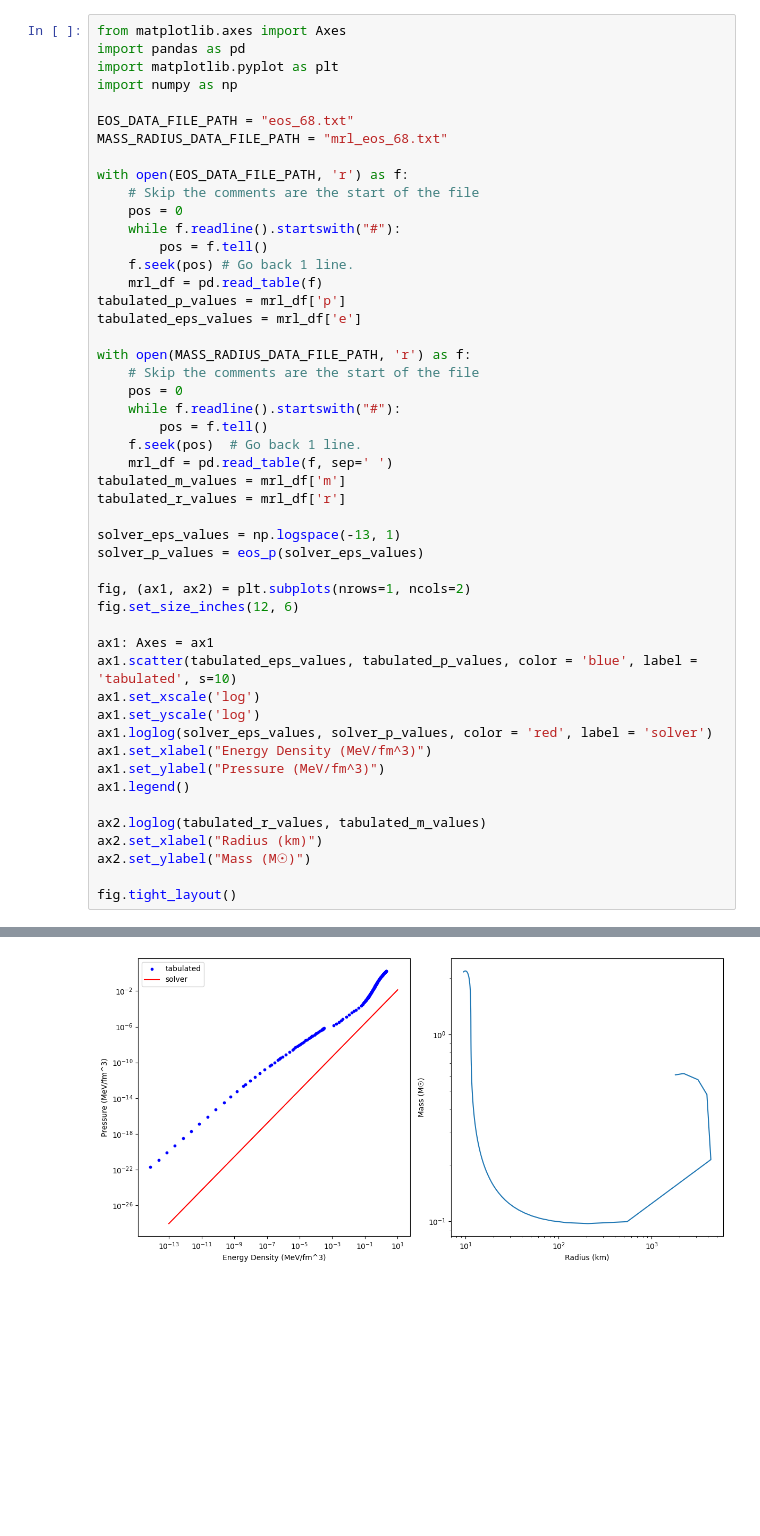
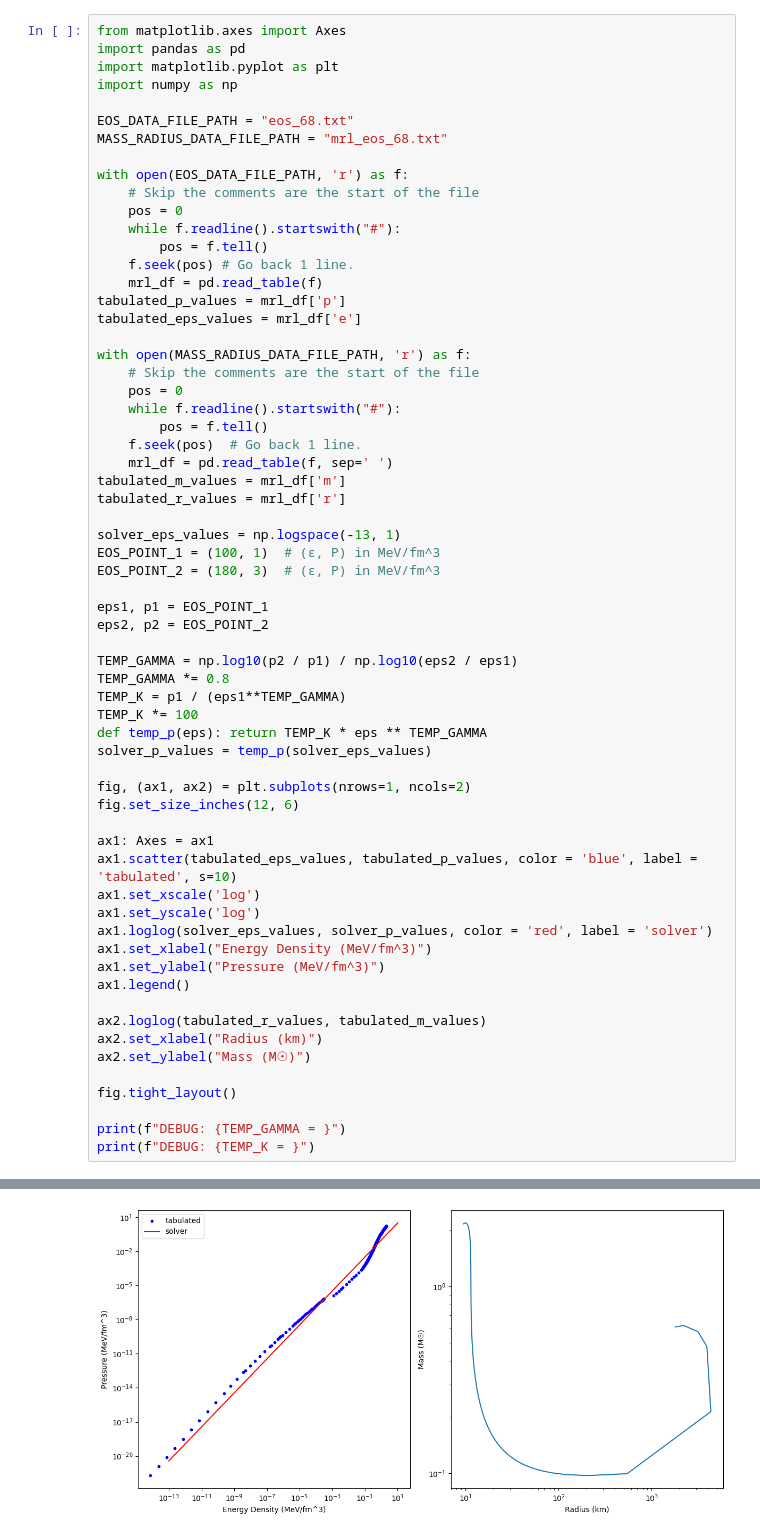
Before and after one commit to EHMD28/learn-scipy, a Jupyter notebook: tov/proof_of_concept.ipynb, the cells around one changed output, grey strips where cells are left out. Cells and saved outputs as stored; diff of their text form; blank space fills up the shorter version.

```diff
--- a/tov/proof_of_concept.ipynb
+++ b/tov/proof_of_concept.ipynb
@@ -231,7 +331,18 @@ tabulated_m_values = mrl_df['m']
 tabulated_r_values = mrl_df['r']
 
 solver_eps_values = np.logspace(-13, 1)
-solver_p_values = eos_p(solver_eps_values)
+EOS_POINT_1 = (100, 1)  # (ε, P) in MeV/fm^3
+EOS_POINT_2 = (180, 3)  # (ε, P) in MeV/fm^3
+
+eps1, p1 = EOS_POINT_1
+eps2, p2 = EOS_POINT_2
+
+TEMP_GAMMA = np.log10(p2 / p1) / np.log10(eps2 / eps1)
+TEMP_GAMMA *= 0.8
+TEMP_K = p1 / (eps1**TEMP_GAMMA)
+TEMP_K *= 100
+def temp_p(eps): return TEMP_K * eps ** TEMP_GAMMA
+solver_p_values = temp_p(solver_eps_values)
 
 fig, (ax1, ax2) = plt.subplots(nrows=1, ncols=2)
 fig.set_size_inches(12, 6)
@@ -250,4 +361,7 @@ ax2.set_xlabel("Radius (km)")
 ax2.set_ylabel("Mass (M☉)")
 
 fig.tight_layout()
+
+print(f"DEBUG: {TEMP_GAMMA = }")
+print(f"DEBUG: {TEMP_K = }")
 # %% [output]
@@ -254 +370 @@ fig.tight_layout()
-[figure, old version]
+[figure, new version]
```
Also changed, not shown: parts of 5 cells of this notebook, 1 other file.
